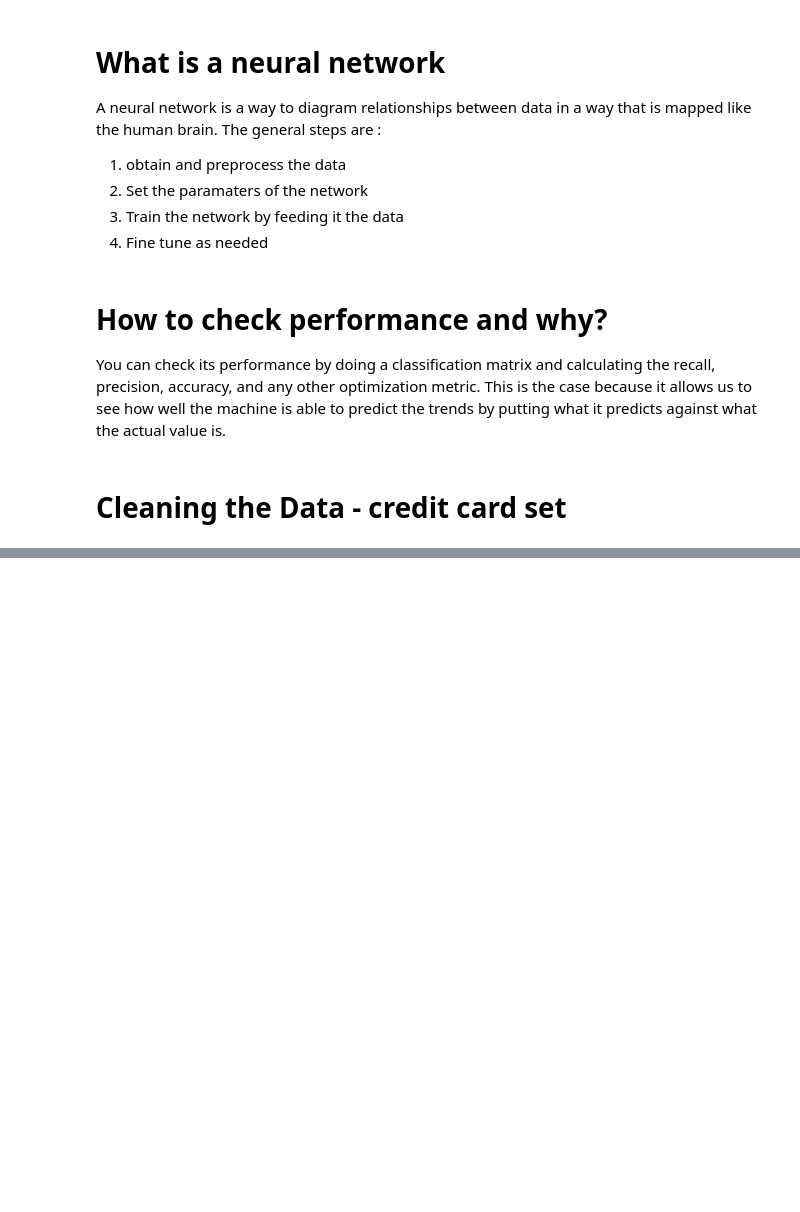
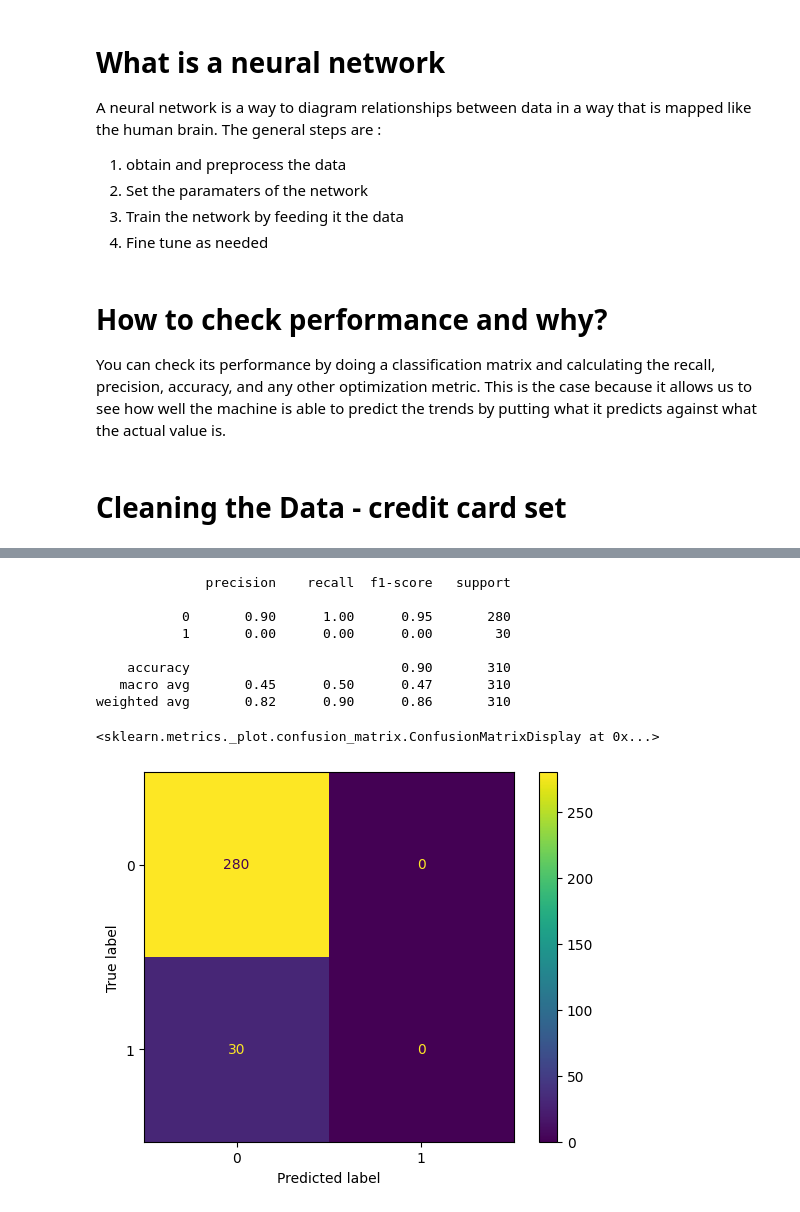
Before and after one commit to aachoudhary/aarushi-csci_1070, a Jupyter notebook: Homework/week13.ipynb, the cells around one changed output, grey strips where cells are left out. Cells and saved outputs as stored; diff of their text form; code cells hidden in the pictures; blank space fills up the shorter version.

```diff
--- a/Homework/week13.ipynb
+++ b/Homework/week13.ipynb
@@ -39,0 +33,20 @@ please provide us feedback at https://github.com/pandas-dev/pandas/issues/54466
+# %%
+from sklearn.model_selection import train_test_split
+
+X = credit_df.drop('label', axis=1).values
+y = credit_df['label'].values
+
+X_train, X_test, y_train, y_test = train_test_split(X, y, test_size=0.3,
+                                                    random_state=32,
+                                                    stratify=y)
+
+
+from imblearn.over_sampling import RandomOverSampler
+
+ros = RandomOverSampler(random_state=32)
+X_resampled, y_resampled = ros.fit_resample(X_train, y_train)
+
+model = LogisticRegression(random_state=32)
+model.fit(X_resampled, y_resampled)
+
+y_pred = model.predict(X_test)
@@ -39,0 +122,20 @@ please provide us feedback at https://github.com/pandas-dev/pandas/issues/54466
+# %%
+with torch.no_grad():
+    outputs = model(X_test_tensor)
+    y_pred = (outputs >= 0.5).float().squeeze().numpy()
+# %%
+from sklearn.metrics import ConfusionMatrixDisplay, classification_report
+
+print(classification_report(y_test, y_pred))
+ConfusionMatrixDisplay.from_predictions(y_test, y_pred)
+# %% [output]
+              precision    recall  f1-score   support
+
+           0       0.90      1.00      0.95       280
+           1       0.00      0.00      0.00        30
+
+    accuracy                           0.90       310
+   macro avg       0.45      0.50      0.47       310
+weighted avg       0.82      0.90      0.86       310
+<sklearn.metrics._plot.confusion_matrix.ConfusionMatrixDisplay at 0x...>
+[figure, added]
```
Also changed, not shown: parts of 7 cells of this notebook.
